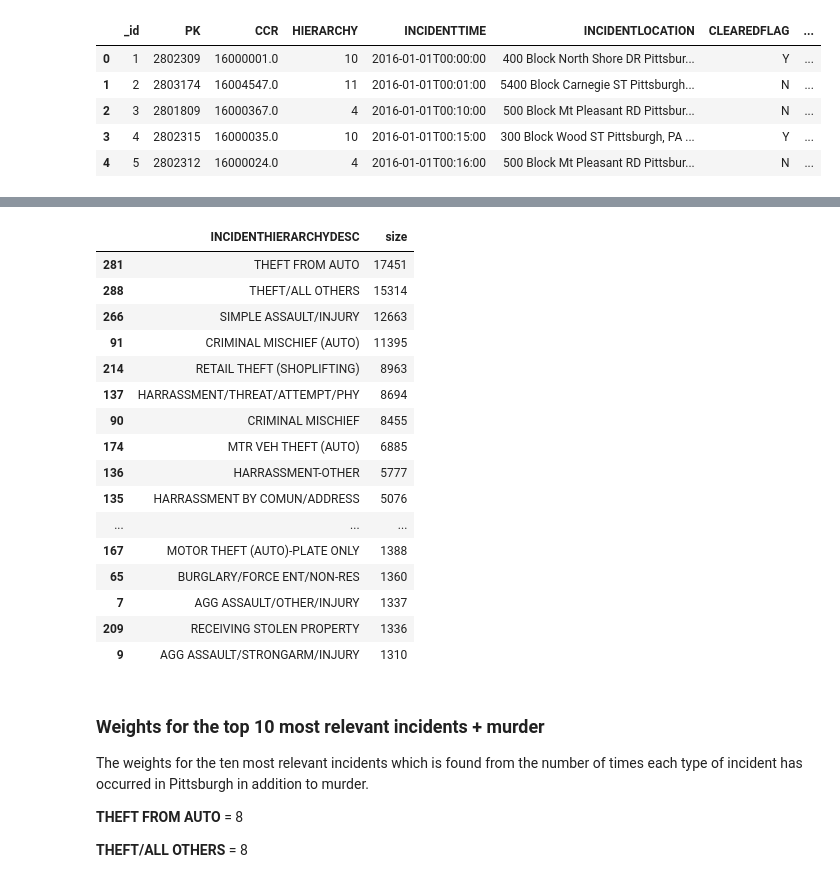
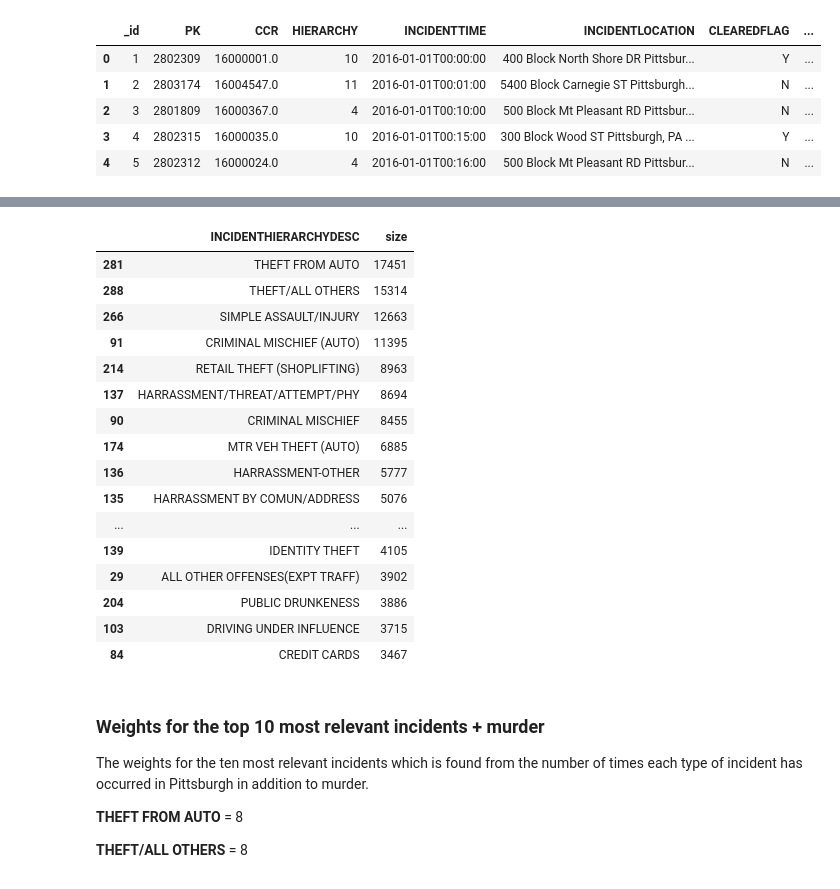
Before and after one commit to laural888/BigIdeasFinalProject, a Jupyter notebook: ink27-safety_analysis.ipynb, the cells around one changed output, grey strips where cells are left out. Cells and saved outputs as stored; diff of their text form; code cells hidden in the pictures.

```diff
--- a/ink27-safety_analysis.ipynb
+++ b/ink27-safety_analysis.ipynb
@@ -72,28 +37,28 @@ print(neighborhoods)
 # %%
-# created a DataFrame to just store all the possible incidents that have occurred getting rid of the duplicates from the original data set
+# created a DataFrame to just store all the possible incidents that have occurred and got rid of the duplicates from the original data set
 incidents = safety[['INCIDENTHIERARCHYDESC']].copy()
 incidents.drop_duplicates(ignore_index=True)
 
-# displayed a new column that kept count on the number of duplicates for each incident in the data set
-incidents.groupby(incidents.columns.tolist(),as_index=False).size().sort_values(by="size", ascending=False).head(40)
+# displayed a new column that kept count of the number of duplicates for each incident in the data set
+incidents.groupby(incidents.columns.tolist(),as_index=False).size().sort_values(by="size", ascending=False).head(20)
 # %% [output]
 |  | INCIDENTHIERARCHYDESC | size |
 | 281 | THEFT FROM AUTO | 17451 |
 | 288 | THEFT/ALL OTHERS | 15314 |
 | 266 | SIMPLE ASSAULT/INJURY | 12663 |
 | 91 | CRIMINAL MISCHIEF (AUTO) | 11395 |
 | 214 | RETAIL THEFT (SHOPLIFTING) | 8963 |
 | 137 | HARRASSMENT/THREAT/ATTEMPT/PHY | 8694 |
 | 90 | CRIMINAL MISCHIEF | 8455 |
 | 174 | MTR VEH THEFT (AUTO) | 6885 |
 | 136 | HARRASSMENT-OTHER | 5777 |
 | 135 | HARRASSMENT BY COMUN/ADDRESS | 5076 |
 | ... | ... | ... |
-| 167 | MOTOR THEFT (AUTO)-PLATE ONLY | 1388 |
-| 65 | BURGLARY/FORCE ENT/NON-RES | 1360 |
-| 7 | AGG ASSAULT/OTHER/INJURY | 1337 |
-| 209 | RECEIVING STOLEN PROPERTY | 1336 |
-| 9 | AGG ASSAULT/STRONGARM/INJURY | 1310 |
+| 139 | IDENTITY THEFT | 4105 |
+| 29 | ALL OTHER OFFENSES(EXPT TRAFF) | 3902 |
+| 204 | PUBLIC DRUNKENESS | 3886 |
+| 103 | DRIVING UNDER INFLUENCE | 3715 |
+| 84 | CREDIT CARDS | 3467 |
 # %% [markdown]
 ### Weights for the top 10 most relevant incidents + murder
 The weights for the ten most relevant incidents which is found from the number of times each type of incident has occurred in Pittsburgh in addition to murder.
```
Also changed, not shown: parts of 9 cells of this notebook.
